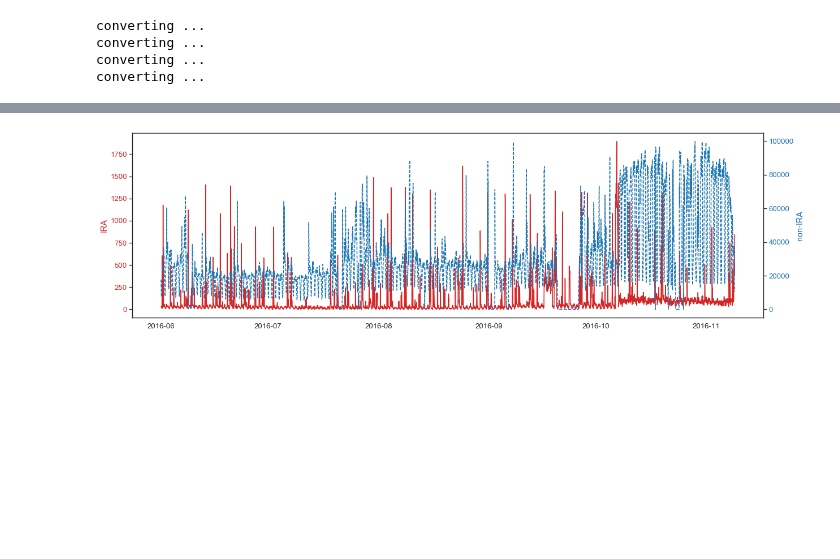
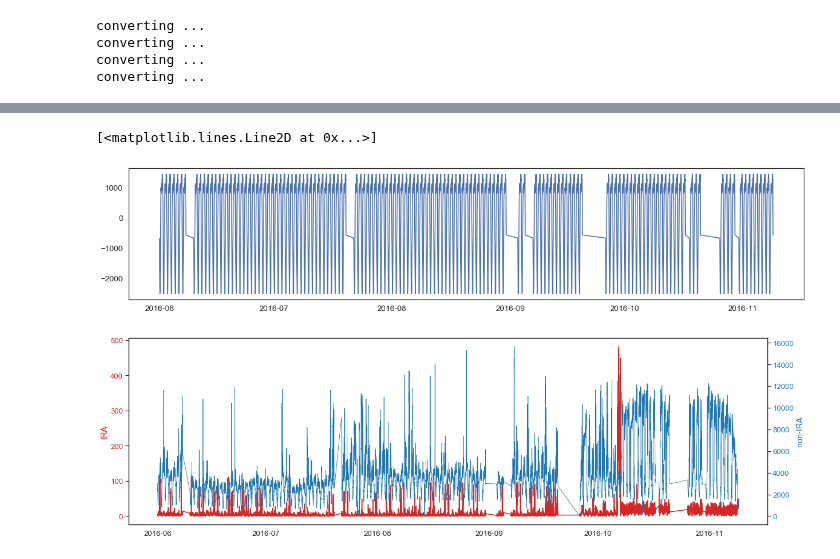
Before and after one commit to kayzhou/fake_news_during_election, a Jupyter notebook: interaction_with_IRA.ipynb, the cells around one changed output, grey strips where cells are left out. Cells and saved outputs as stored; diff of their text form; code cells hidden in the pictures; blank space fills up the shorter version.

```diff
--- a/interaction_with_IRA.ipynb
+++ b/interaction_with_IRA.ipynb
@@ -2005,5 +2135,13 @@ from collections import defaultdict
 comm_nodes = defaultdict(set)
 
 for n, c in louvain_rst.items():
+    if c == 0:
+        c = 1
+    elif c == 1:
+        c = 2
+    elif c == 3:
+        c = 3
+    else:
+        continue
     comm_nodes[c].add(n)
 # %%
@@ -2059,6 +2214,6 @@ G_c0
 # %%
-IRA_nodes = [n for n in G_c0.nodes if G_c0.node[n]["IRA"]==1]
-non_IRA_nodes = [n for n in G_c0.nodes if G_c0.node[n]["IRA"]==1]
+IRA_nodes = set([n for n in G_c2.nodes if Putin.check(n)])
+non_IRA_nodes = set([n for n in G_c2.nodes if not Putin.check(n)])
 # %%
 len(IRA_nodes)
 # %% [output]
@@ -2094,0 +2253,16 @@ non_ts = non_ts[(non_ts.index >= "2016-06-01") & (non_ts.index < "2016-11-09")]
+# %%
+from statsmodels.tsa.seasonal import seasonal_decompose
+non_result = seasonal_decompose(non_ts, freq=96)
+result = seasonal_decompose(ts, freq=96)
+
+# print(non_result.resid)
+# print(result.trend)
+# print(result.seasonal)
+# print(result.resid)
+# print(result.observed)
+# plt.plot(non_result.trend)
+plt.figure(figsize=(20, 4))
+plt.plot(non_result.seasonal)
+# %% [output]
+[<matplotlib.lines.Line2D at 0x...>]
+[figure, added]
@@ -2097,15 +2273,15 @@ sns.set(style="white", font_scale=1.2)
 fig, ax1 = plt.subplots(figsize=(20, 6))
 color = 'tab:red'
 ax1.set_ylabel('IRA', color=color)  # we already handled the x-label with ax1
-ax1.plot(ts, color=color)
+ax1.plot("ts", data=tsts, color=color)
 ax1.tick_params(axis='y', labelcolor=color)
 
 ax2 = ax1.twinx()  # instantiate a second axes that shares the same x-axis
 
 color = 'tab:blue'
 ax2.set_ylabel('non-IRA', color=color)  # we already handled the x-label with ax1
-ax2.plot(non_ts, "--", color=color)
+ax2.plot("non_ts", data=tsts, color=color, lw=0.8)
 ax2.tick_params(axis='y', labelcolor=color)
 plt.savefig("fig/c0-ts.pdf", dpi=300)
 # %% [output]
-[figure, old version]
+[figure, new version]
```
Also changed, not shown: parts of 41 cells of this notebook, 5 other files.
